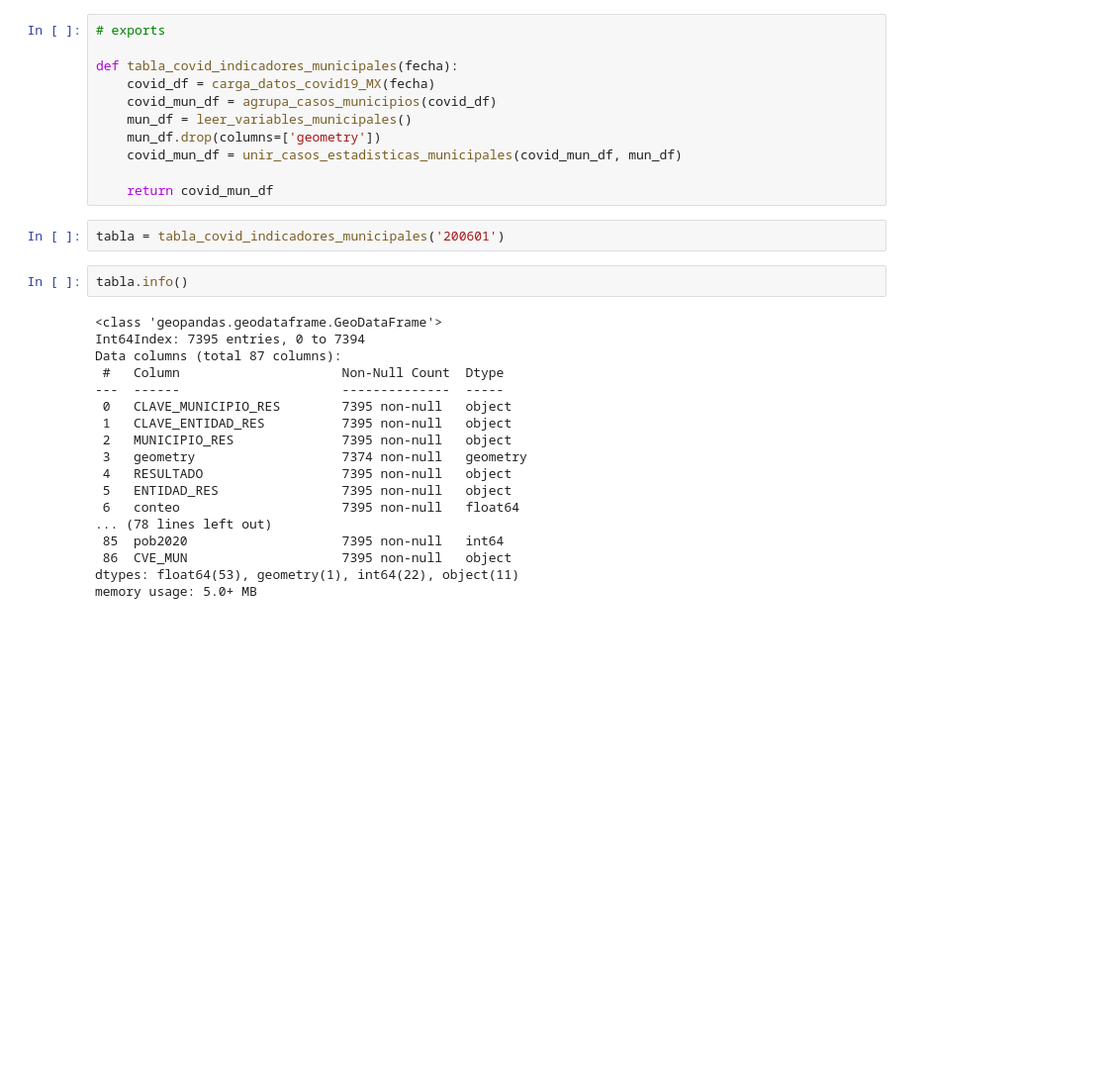
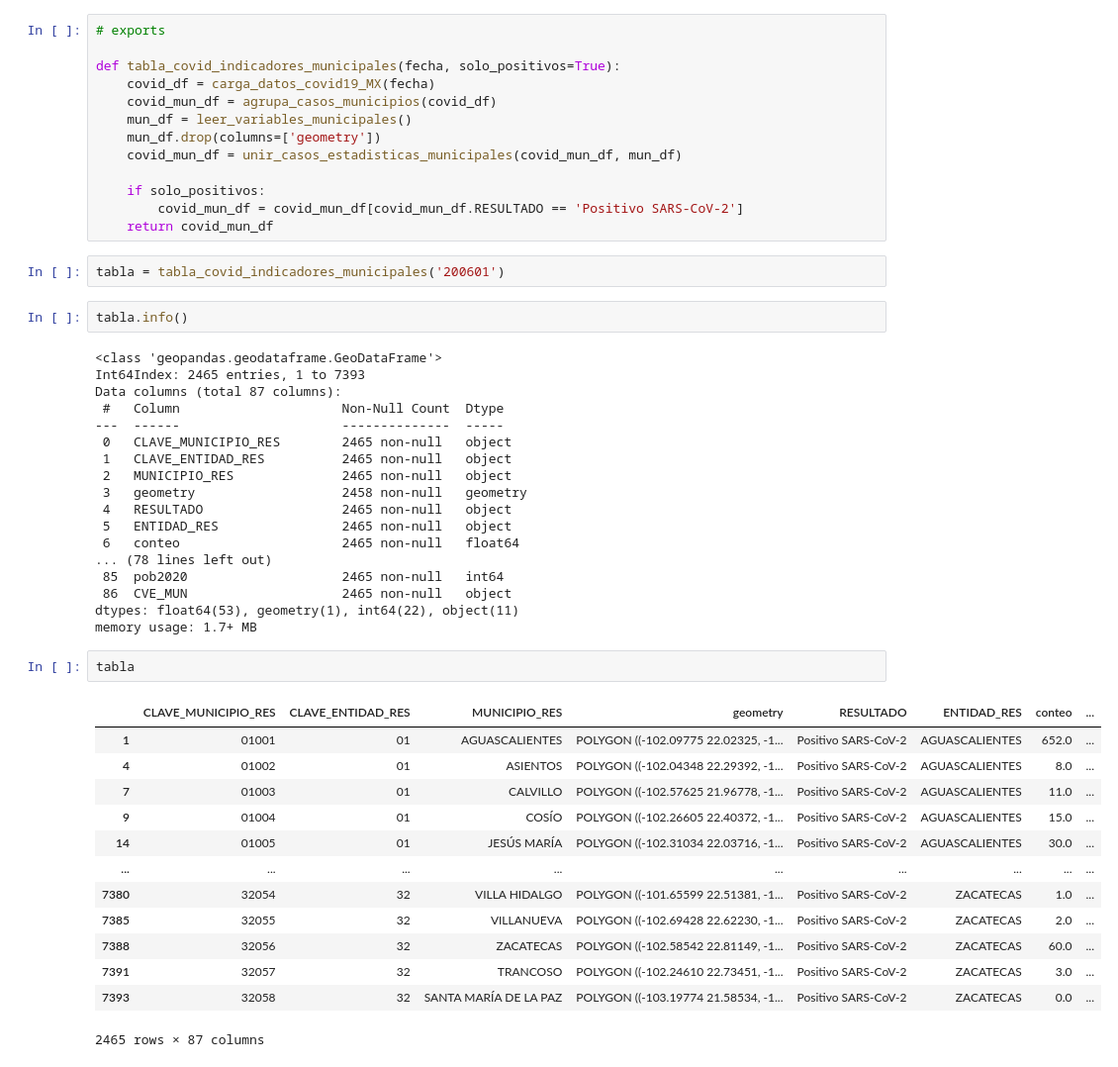
Before and after one commit to rausial/covid19_vulnerabilidad_mex, a Jupyter notebook: 00_datos.ipynb, the cells around one changed output. Shown at 99% size. Cells and saved outputs as stored; diff of their text form; blank space fills up the shorter version.

```diff
--- a/00_datos.ipynb
+++ b/00_datos.ipynb
@@ -305,13 +305,15 @@ def unir_casos_estadisticas_municipales(casos_municipios_df, estats_municipios):
 # %%
 # exports
 
-def tabla_covid_indicadores_municipales(fecha):
+def tabla_covid_indicadores_municipales(fecha, solo_positivos=True):
     covid_df = carga_datos_covid19_MX(fecha)
     covid_mun_df = agrupa_casos_municipios(covid_df)
     mun_df = leer_variables_municipales()
     mun_df.drop(columns=['geometry'])
     covid_mun_df = unir_casos_estadisticas_municipales(covid_mun_df, mun_df)
 
+    if solo_positivos:
+        covid_mun_df = covid_mun_df[covid_mun_df.RESULTADO == 'Positivo SARS-CoV-2']
     return covid_mun_df
 # %%
 tabla = tabla_covid_indicadores_municipales('200601')
@@ -319,19 +321,35 @@ tabla = tabla_covid_indicadores_municipales('200601')
 tabla.info()
 # %% [output]
 <class 'geopandas.geodataframe.GeoDataFrame'>
-Int64Index: 7395 entries, 0 to 7394
+Int64Index: 2465 entries, 1 to 7393
 Data columns (total 87 columns):
  #   Column                     Non-Null Count  Dtype
 ---  ------                     --------------  -----
- 0   CLAVE_MUNICIPIO_RES        7395 non-null   object
- 1   CLAVE_ENTIDAD_RES          7395 non-null   object
- 2   MUNICIPIO_RES              7395 non-null   object
- 3   geometry                   7374 non-null   geometry
- 4   RESULTADO                  7395 non-null   object
- 5   ENTIDAD_RES                7395 non-null   object
- 6   conteo                     7395 non-null   float64
+ 0   CLAVE_MUNICIPIO_RES        2465 non-null   object
+ 1   CLAVE_ENTIDAD_RES          2465 non-null   object
+ 2   MUNICIPIO_RES              2465 non-null   object
+ 3   geometry                   2458 non-null   geometry
+ 4   RESULTADO                  2465 non-null   object
+ 5   ENTIDAD_RES                2465 non-null   object
+ 6   conteo                     2465 non-null   float64
 ... (78 lines left out)
- 85  pob2020                    7395 non-null   int64
- 86  CVE_MUN                    7395 non-null   object
+ 85  pob2020                    2465 non-null   int64
+ 86  CVE_MUN                    2465 non-null   object
 dtypes: float64(53), geometry(1), int64(22), object(11)
-memory usage: 5.0+ MB
+memory usage: 1.7+ MB
+# %%
+tabla
+# %% [output]
+|  | CLAVE_MUNICIPIO_RES | CLAVE_ENTIDAD_RES | MUNICIPIO_RES | geometry | RESULTADO | ENTIDAD_RES | conteo | ... |
+| 1 | 01001 | 01 | AGUASCALIENTES | POLYGON ((-102.09775 22.02325, -1... | Positivo SARS-CoV-2 | AGUASCALIENTES | 652.0 | ... |
+| 4 | 01002 | 01 | ASIENTOS | POLYGON ((-102.04348 22.29392, -1... | Positivo SARS-CoV-2 | AGUASCALIENTES | 8.0 | ... |
+| 7 | 01003 | 01 | CALVILLO | POLYGON ((-102.57625 21.96778, -1... | Positivo SARS-CoV-2 | AGUASCALIENTES | 11.0 | ... |
+| 9 | 01004 | 01 | COSÍO | POLYGON ((-102.26605 22.40372, -1... | Positivo SARS-CoV-2 | AGUASCALIENTES | 15.0 | ... |
+| 14 | 01005 | 01 | JESÚS MARÍA | POLYGON ((-102.31034 22.03716, -1... | Positivo SARS-CoV-2 | AGUASCALIENTES | 30.0 | ... |
+| ... | ... | ... | ... | ... | ... | ... | ... | ... |
+| 7380 | 32054 | 32 | VILLA HIDALGO | POLYGON ((-101.65599 22.51381, -1... | Positivo SARS-CoV-2 | ZACATECAS | 1.0 | ... |
+| 7385 | 32055 | 32 | VILLANUEVA | POLYGON ((-102.69428 22.62230, -1... | Positivo SARS-CoV-2 | ZACATECAS | 2.0 | ... |
+| 7388 | 32056 | 32 | ZACATECAS | POLYGON ((-102.58542 22.81149, -1... | Positivo SARS-CoV-2 | ZACATECAS | 60.0 | ... |
+| 7391 | 32057 | 32 | TRANCOSO | POLYGON ((-102.24610 22.73451, -1... | Positivo SARS-CoV-2 | ZACATECAS | 3.0 | ... |
+| 7393 | 32058 | 32 | SANTA MARÍA DE LA PAZ | POLYGON ((-103.19774 21.58534, -1... | Positivo SARS-CoV-2 | ZACATECAS | 0.0 | ... |
+2465 rows × 87 columns
```
Also changed, not shown: parts of 1 cell of this notebook.
